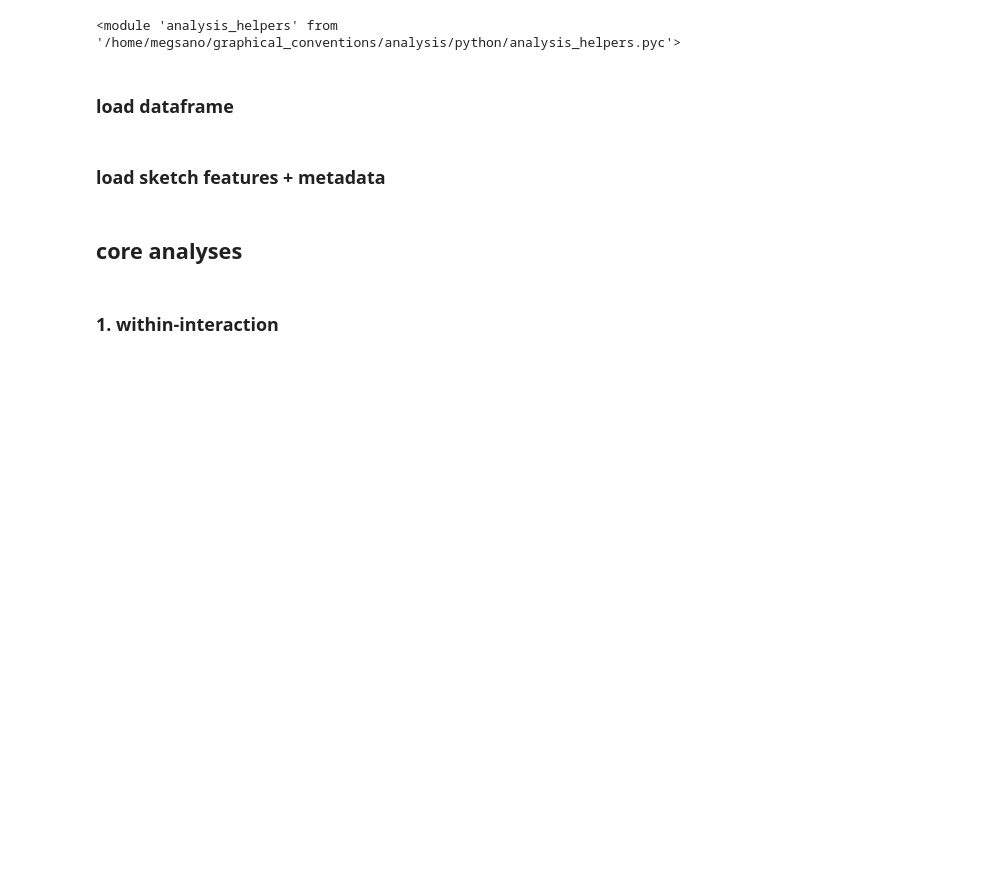
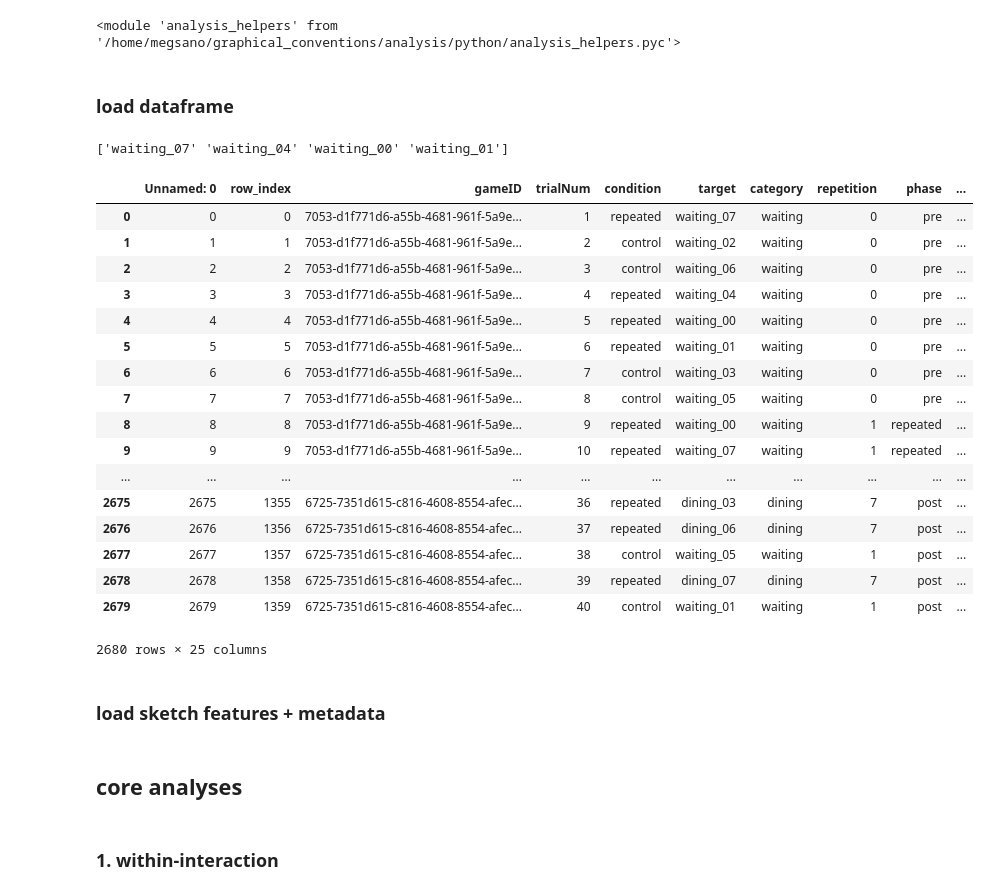
Before and after one commit to cogtoolslab/graphical_conventions_cogsci19, a Jupyter notebook: analysis/ipynb/megsano/analyze_data.ipynb, the cells around one changed output. Cells and saved outputs as stored; diff of their text form; code cells hidden in the pictures; blank space fills up the shorter version.

Commit message:
added shapenet ids and distractors to df

```diff
--- a/analysis/ipynb/megsano/analyze_data.ipynb
+++ b/analysis/ipynb/megsano/analyze_data.ipynb
@@ -66,3 +108,52 @@ D = pd.read_csv(os.path.join(results_dir,'graphical_conventions.csv'))
+# %%
+## to do
+# add target shapenet ids
+target_shapenets = [0] * len(D)
+D['target_shapenet'] = target_shapenets
+for i,d in D.iterrows():
+    target = d['target']
+    shapenet_id = h.object_to_shapenet[target]
+    D.loc[i, 'target_shapenet'] = shapenet_id
+# %% [output]
+['waiting_07' 'waiting_04' 'waiting_00' 'waiting_01']
+# %%
+# add distractor
+# add shapenet ids for distractors
+distractors = [[0]] * len(D)
+distractors_shapenets = [[0]] * len(D)
+D['distractors'] = distractors
+D['distractors_shapenet'] = distractors_shapenets
+for i,d in D.iterrows():
+    gameID = d['gameID']
+    condition = d['condition']
+    target_list = D[(D['gameID'] == gameID) & (D['condition'] == condition)]['target'].unique()
+    distractors_list = [target for target in target_list if target !=  d['target']]
+    D.at[i, 'distractors'] = distractors_list
+    shapenets_list = [h.object_to_shapenet[dist] for dist in distractors_list]
+    D.at[i, 'distractors_shapenet'] = shapenets_list
+# %%
+D.to_csv(os.path.join(results_dir, 'graphical_conventions.csv'))
+check = pd.read_csv(os.path.join(results_dir, 'graphical_conventions.csv'))
+check
+# %% [output]
+|  | Unnamed: 0 | row_index | gameID | trialNum | condition | target | category | repetition | phase | ... |
+| 0 | 0 | 0 | 7053-d1f771d6-a55b-4681-961f-5a9e... | 1 | repeated | waiting_07 | waiting | 0 | pre | ... |
+| 1 | 1 | 1 | 7053-d1f771d6-a55b-4681-961f-5a9e... | 2 | control | waiting_02 | waiting | 0 | pre | ... |
+| 2 | 2 | 2 | 7053-d1f771d6-a55b-4681-961f-5a9e... | 3 | control | waiting_06 | waiting | 0 | pre | ... |
+| 3 | 3 | 3 | 7053-d1f771d6-a55b-4681-961f-5a9e... | 4 | repeated | waiting_04 | waiting | 0 | pre | ... |
+| 4 | 4 | 4 | 7053-d1f771d6-a55b-4681-961f-5a9e... | 5 | repeated | waiting_00 | waiting | 0 | pre | ... |
+| 5 | 5 | 5 | 7053-d1f771d6-a55b-4681-961f-5a9e... | 6 | repeated | waiting_01 | waiting | 0 | pre | ... |
+| 6 | 6 | 6 | 7053-d1f771d6-a55b-4681-961f-5a9e... | 7 | control | waiting_03 | waiting | 0 | pre | ... |
+| 7 | 7 | 7 | 7053-d1f771d6-a55b-4681-961f-5a9e... | 8 | control | waiting_05 | waiting | 0 | pre | ... |
+| 8 | 8 | 8 | 7053-d1f771d6-a55b-4681-961f-5a9e... | 9 | repeated | waiting_00 | waiting | 1 | repeated | ... |
+| 9 | 9 | 9 | 7053-d1f771d6-a55b-4681-961f-5a9e... | 10 | repeated | waiting_07 | waiting | 1 | repeated | ... |
+| ... | ... | ... | ... | ... | ... | ... | ... | ... | ... | ... |
+| 2675 | 2675 | 1355 | 6725-7351d615-c816-4608-8554-afec... | 36 | repeated | dining_03 | dining | 7 | post | ... |
+| 2676 | 2676 | 1356 | 6725-7351d615-c816-4608-8554-afec... | 37 | repeated | dining_06 | dining | 7 | post | ... |
+| 2677 | 2677 | 1357 | 6725-7351d615-c816-4608-8554-afec... | 38 | control | waiting_05 | waiting | 1 | post | ... |
+| 2678 | 2678 | 1358 | 6725-7351d615-c816-4608-8554-afec... | 39 | repeated | dining_07 | dining | 7 | post | ... |
+| 2679 | 2679 | 1359 | 6725-7351d615-c816-4608-8554-afec... | 40 | control | waiting_01 | waiting | 1 | post | ... |
+2680 rows × 25 columns
 # %% [markdown]
 ### load sketch features + metadata
 # %%
```
Also changed, not shown: parts of 7 cells of this notebook, 3 other files.
